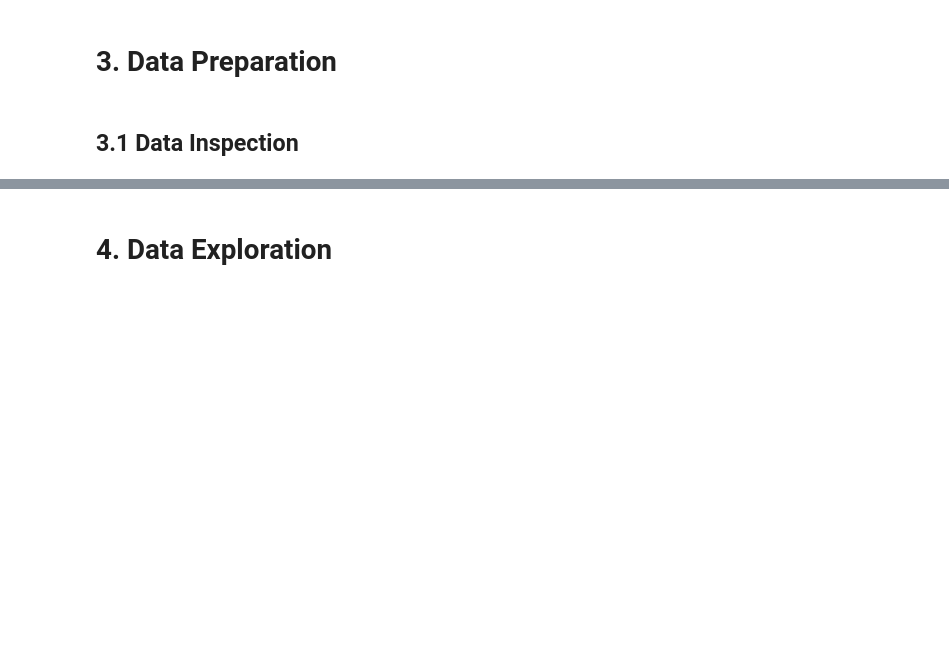
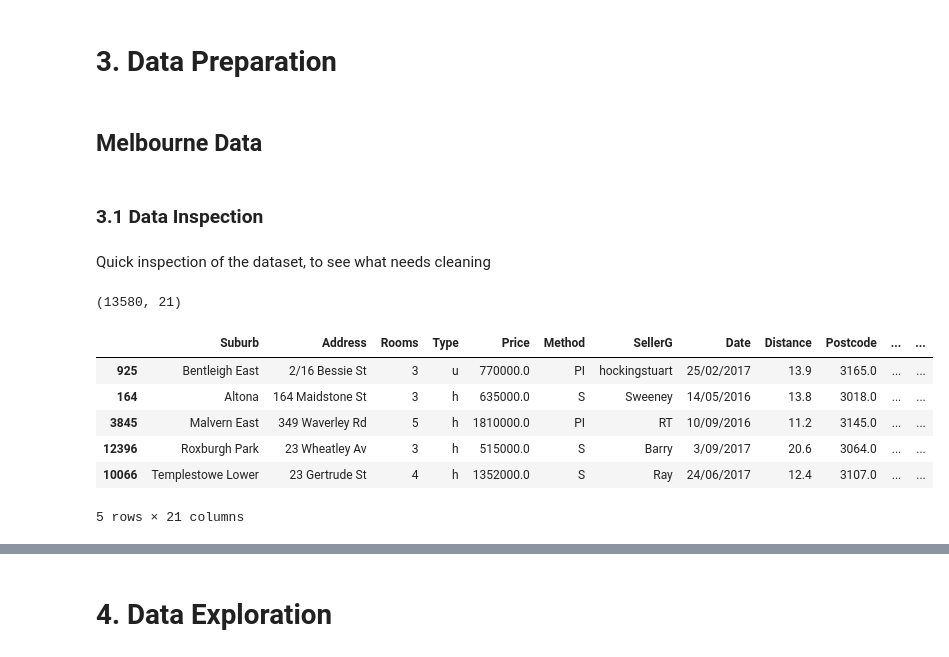
Before and after one commit to DavidK97/MelbourneHousingAnalysis, a Jupyter notebook: MelbournHousingAnalysis.ipynb, the cells around one changed output, grey strips where cells are left out. Saved outputs shown, nothing was run; the diff lists cells and outputs as text; code cells hidden in the pictures; blank space fills up the shorter version.

```diff
--- a/MelbournHousingAnalysis.ipynb
+++ b/MelbournHousingAnalysis.ipynb
@@ -40,5 +67,25 @@ The goal of this project is to investigate the main determinants of housing pric
 ## 2.2 Denmark Data
 # %% [markdown]
 # 3. Data Preparation
+# %% [markdown]
+## Melbourne Data
 # %% [markdown]
-## 3.1 Data Inspection
+### 3.1 Data Inspection
+# %% [markdown]
+Quick inspection of the dataset, to see what needs cleaning
+# %%
+# Check rows and columns
+df_melb.shape
+# %% [output]
+(13580, 21)
+# %%
+# Random samples to get a quick overview of the data
+df_melb.sample(5)
+# %% [output]
+|  | Suburb | Address | Rooms | Type | Price | Method | SellerG | Date | Distance | Postcode | ... | ... |
+| 925 | Bentleigh East | 2/16 Bessie St | 3 | u | 770000.0 | PI | hockingstuart | 25/02/2017 | 13.9 | 3165.0 | ... | ... |
+| 164 | Altona | 164 Maidstone St | 3 | h | 635000.0 | S | Sweeney | 14/05/2016 | 13.8 | 3018.0 | ... | ... |
+| 3845 | Malvern East | 349 Waverley Rd | 5 | h | 1810000.0 | PI | RT | 10/09/2016 | 11.2 | 3145.0 | ... | ... |
+| 12396 | Roxburgh Park | 23 Wheatley Av | 3 | h | 515000.0 | S | Barry | 3/09/2017 | 20.6 | 3064.0 | ... | ... |
+| 10066 | Templestowe Lower | 23 Gertrude St | 4 | h | 1352000.0 | S | Ray | 24/06/2017 | 12.4 | 3107.0 | ... | ... |
+5 rows × 21 columns
```
Also changed, not shown: parts of 35 cells of this notebook.
